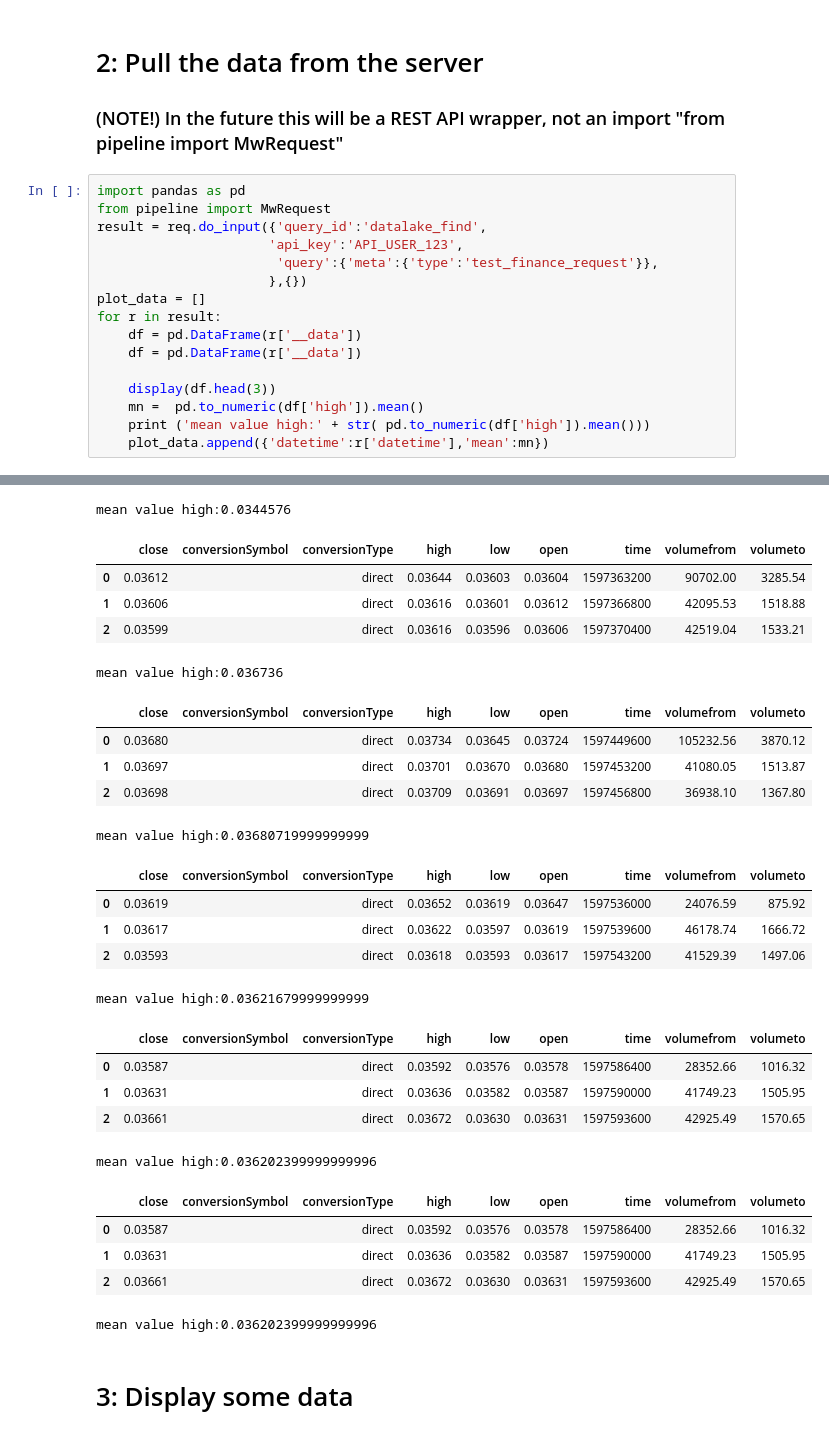
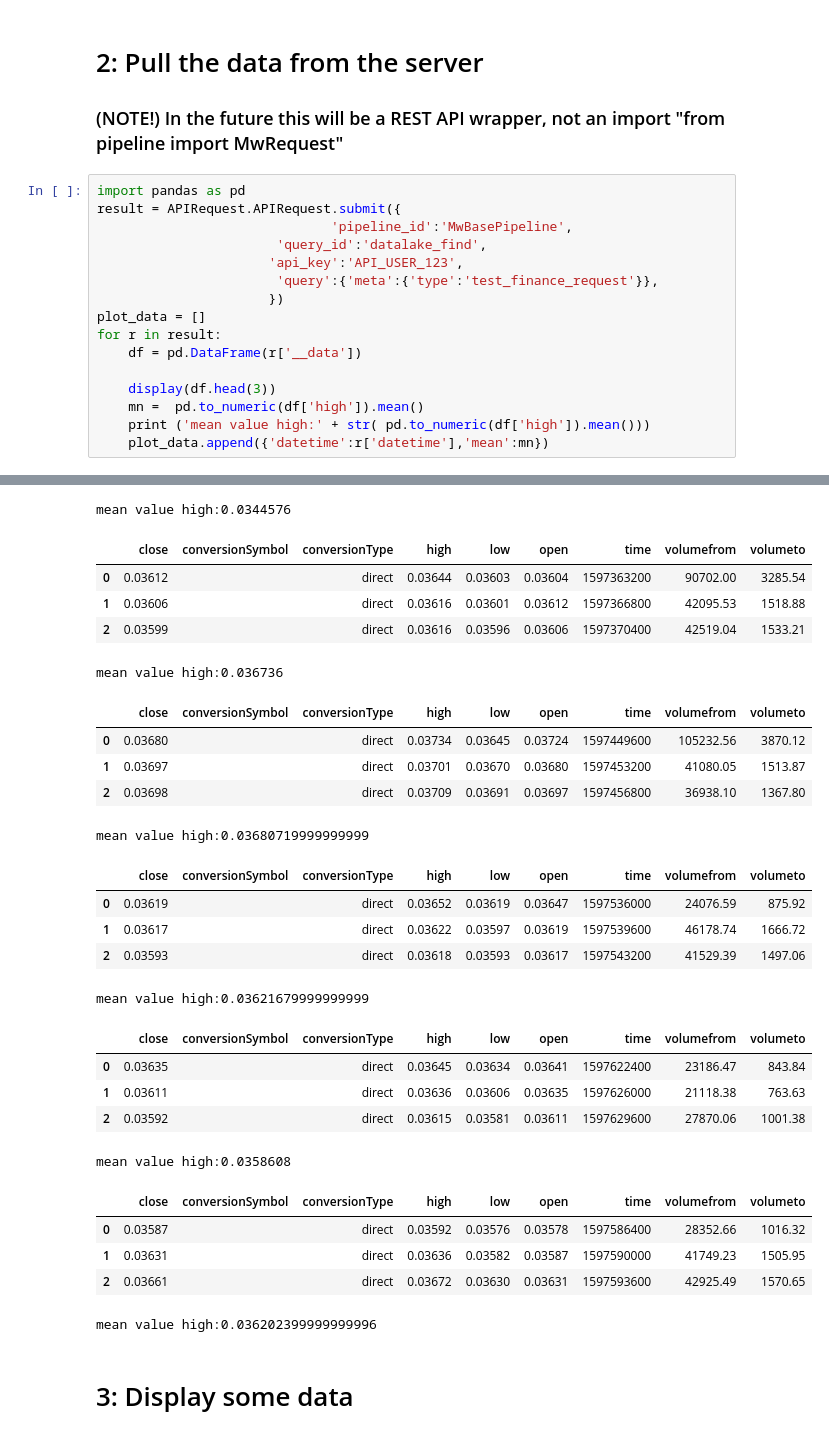
Before and after one commit to JustinGirard/MwBasePipeline, a Jupyter notebook: 03_PluginExample.ipynb, the cells around one changed output, grey strips where cells are left out. Saved outputs shown, nothing was run; the diff lists cells and outputs as text.

```diff
--- a/03_PluginExample.ipynb
+++ b/03_PluginExample.ipynb
@@ -35,46 +34,46 @@ True
 ### (NOTE!) In the future this will be a REST API wrapper, not an import "from pipeline import MwRequest"
 # %%
 import pandas as pd
-from pipeline import MwRequest
-result = req.do_input({'query_id':'datalake_find',
+result = APIRequest.APIRequest.submit({
+                              'pipeline_id':'MwBasePipeline',
+                       'query_id':'datalake_find',
                       'api_key':'API_USER_123',
                        'query':{'meta':{'type':'test_finance_request'}},
-                      },{})
+                      })
 plot_data = []
 for r in result:
-    df = pd.DataFrame(r['__data'])
     df = pd.DataFrame(r['__data'])
 
     display(df.head(3))
     mn =  pd.to_numeric(df['high']).mean()
     print ('mean value high:' + str( pd.to_numeric(df['high']).mean()))
     plot_data.append({'datetime':r['datetime'],'mean':mn})
 # %% [output]
 |  | close | conversionSymbol | conversionType | high | low | open | time | volumefrom | volumeto |
 | 0 | 0.03385 |  | direct | 0.03385 | 0.03346 | 0.03347 | 1597276800 | 61258.80 | 2061.11 |
 | 1 | 0.03377 |  | direct | 0.03395 | 0.03375 | 0.03385 | 1597280400 | 42430.62 | 1435.16 |
 | 2 | 0.03390 |  | direct | 0.03392 | 0.03376 | 0.03377 | 1597284000 | 40632.81 | 1375.08 |
 mean value high:0.0344576
 |  | close | conversionSymbol | conversionType | high | low | open | time | volumefrom | volumeto |
 | 0 | 0.03612 |  | direct | 0.03644 | 0.03603 | 0.03604 | 1597363200 | 90702.00 | 3285.54 |
 | 1 | 0.03606 |  | direct | 0.03616 | 0.03601 | 0.03612 | 1597366800 | 42095.53 | 1518.88 |
 | 2 | 0.03599 |  | direct | 0.03616 | 0.03596 | 0.03606 | 1597370400 | 42519.04 | 1533.21 |
 mean value high:0.036736
 |  | close | conversionSymbol | conversionType | high | low | open | time | volumefrom | volumeto |
 | 0 | 0.03680 |  | direct | 0.03734 | 0.03645 | 0.03724 | 1597449600 | 105232.56 | 3870.12 |
 | 1 | 0.03697 |  | direct | 0.03701 | 0.03670 | 0.03680 | 1597453200 | 41080.05 | 1513.87 |
 | 2 | 0.03698 |  | direct | 0.03709 | 0.03691 | 0.03697 | 1597456800 | 36938.10 | 1367.80 |
 mean value high:0.03680719999999999
 |  | close | conversionSymbol | conversionType | high | low | open | time | volumefrom | volumeto |
 | 0 | 0.03619 |  | direct | 0.03652 | 0.03619 | 0.03647 | 1597536000 | 24076.59 | 875.92 |
 | 1 | 0.03617 |  | direct | 0.03622 | 0.03597 | 0.03619 | 1597539600 | 46178.74 | 1666.72 |
 | 2 | 0.03593 |  | direct | 0.03618 | 0.03593 | 0.03617 | 1597543200 | 41529.39 | 1497.06 |
 mean value high:0.03621679999999999
 |  | close | conversionSymbol | conversionType | high | low | open | time | volumefrom | volumeto |
-| 0 | 0.03587 |  | direct | 0.03592 | 0.03576 | 0.03578 | 1597586400 | 28352.66 | 1016.32 |
-| 1 | 0.03631 |  | direct | 0.03636 | 0.03582 | 0.03587 | 1597590000 | 41749.23 | 1505.95 |
-| 2 | 0.03661 |  | direct | 0.03672 | 0.03630 | 0.03631 | 1597593600 | 42925.49 | 1570.65 |
+| 0 | 0.03635 |  | direct | 0.03645 | 0.03634 | 0.03641 | 1597622400 | 23186.47 | 843.84 |
+| 1 | 0.03611 |  | direct | 0.03636 | 0.03606 | 0.03635 | 1597626000 | 21118.38 | 763.63 |
+| 2 | 0.03592 |  | direct | 0.03615 | 0.03581 | 0.03611 | 1597629600 | 27870.06 | 1001.38 |
-mean value high:0.036202399999999996
+mean value high:0.0358608
 |  | close | conversionSymbol | conversionType | high | low | open | time | volumefrom | volumeto |
 | 0 | 0.03587 |  | direct | 0.03592 | 0.03576 | 0.03578 | 1597586400 | 28352.66 | 1016.32 |
 | 1 | 0.03631 |  | direct | 0.03636 | 0.03582 | 0.03587 | 1597590000 | 41749.23 | 1505.95 |
```
Also changed, not shown: parts of 2 cells of this notebook, 4 other files.
